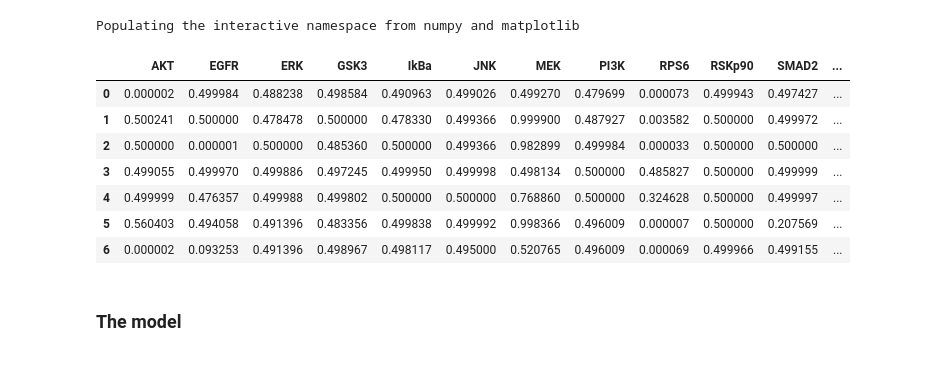
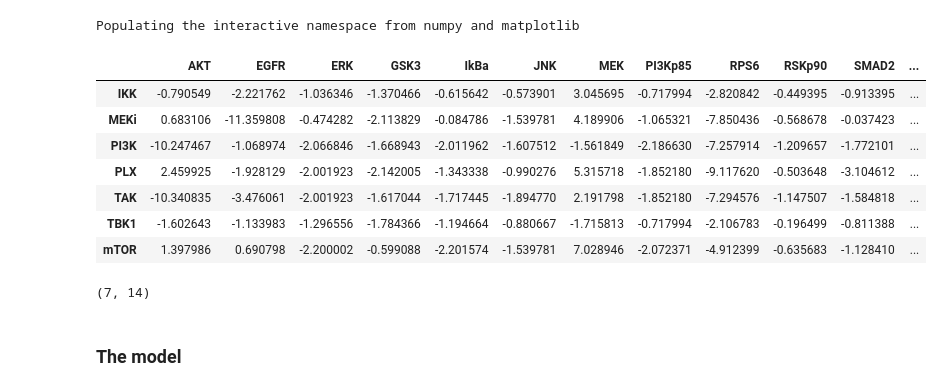
Before and after one commit to VictoriaDM/tulip, a Jupyter notebook: src/preliminary_study_on_regression.ipynb, the cells around one changed output. Saved outputs shown, nothing was run; the diff lists cells and outputs as text; code cells hidden in the pictures.

```diff
--- a/src/preliminary_study_on_regression.ipynb
+++ b/src/preliminary_study_on_regression.ipynb
@@ -10,19 +10,22 @@ matplotlib.rcParams['figure.figsize'] =(14,8)
 # %% [output]
 Populating the interactive namespace from numpy and matplotlib
 # %%
-df = pd.read_json(open('DIFI.json','r').read())
+df = pd.read_json(open('DIFI_zscores.json','r').read())
 df
 # %% [output]
-|  | AKT | EGFR | ERK | GSK3 | IkBa | JNK | MEK | PI3K | RPS6 | RSKp90 | SMAD2 | ... |
-| 0 | 0.000002 | 0.499984 | 0.488238 | 0.498584 | 0.490963 | 0.499026 | 0.499270 | 0.479699 | 0.000073 | 0.499943 | 0.497427 | ... |
-| 1 | 0.500241 | 0.500000 | 0.478478 | 0.500000 | 0.478330 | 0.499366 | 0.999900 | 0.487927 | 0.003582 | 0.500000 | 0.499972 | ... |
-| 2 | 0.500000 | 0.000001 | 0.500000 | 0.485360 | 0.500000 | 0.499366 | 0.982899 | 0.499984 | 0.000033 | 0.500000 | 0.500000 | ... |
-| 3 | 0.499055 | 0.499970 | 0.499886 | 0.497245 | 0.499950 | 0.499998 | 0.498134 | 0.500000 | 0.485827 | 0.500000 | 0.499999 | ... |
-| 4 | 0.499999 | 0.476357 | 0.499988 | 0.499802 | 0.500000 | 0.500000 | 0.768860 | 0.500000 | 0.324628 | 0.500000 | 0.499997 | ... |
-| 5 | 0.560403 | 0.494058 | 0.491396 | 0.483356 | 0.499838 | 0.499992 | 0.998366 | 0.496009 | 0.000007 | 0.500000 | 0.207569 | ... |
-| 6 | 0.000002 | 0.093253 | 0.491396 | 0.498967 | 0.498117 | 0.495000 | 0.520765 | 0.496009 | 0.000069 | 0.499966 | 0.499155 | ... |
+|  | AKT | EGFR | ERK | GSK3 | IkBa | JNK | MEK | PI3Kp85 | RPS6 | RSKp90 | SMAD2 | ... |
+| IKK | -0.790549 | -2.221762 | -1.036346 | -1.370466 | -0.615642 | -0.573901 | 3.045695 | -0.717994 | -2.820842 | -0.449395 | -0.913395 | ... |
+| MEKi | 0.683106 | -11.359808 | -0.474282 | -2.113829 | -0.084786 | -1.539781 | 4.189906 | -1.065321 | -7.850436 | -0.568678 | -0.037423 | ... |
+| PI3K | -10.247467 | -1.068974 | -2.066846 | -1.668943 | -2.011962 | -1.607512 | -1.561849 | -2.186630 | -7.257914 | -1.209657 | -1.772101 | ... |
+| PLX | 2.459925 | -1.928129 | -2.001923 | -2.142005 | -1.343338 | -0.990276 | 5.315718 | -1.852180 | -9.117620 | -0.503648 | -3.104612 | ... |
+| TAK | -10.340835 | -3.476061 | -2.001923 | -1.617044 | -1.717445 | -1.894770 | 2.191798 | -1.852180 | -7.294576 | -1.147507 | -1.584818 | ... |
+| TBK1 | -1.602643 | -1.133983 | -1.296556 | -1.784366 | -1.194664 | -0.880667 | -1.715813 | -0.717994 | -2.106783 | -0.196499 | -0.811388 | ... |
+| mTOR | 1.397986 | 0.690798 | -2.200002 | -0.599088 | -2.201574 | -1.539781 | 7.028946 | -2.072371 | -4.912399 | -0.635683 | -1.128410 | ... |
 # %%
 X = df.as_matrix()
+X.shape
+# %% [output]
+(7, 14)
 # %%
 p = 14 # len(X.columns)
 N = 7 # len(df)
```
Also changed, not shown: parts of 12 cells of this notebook, 2 other files.
